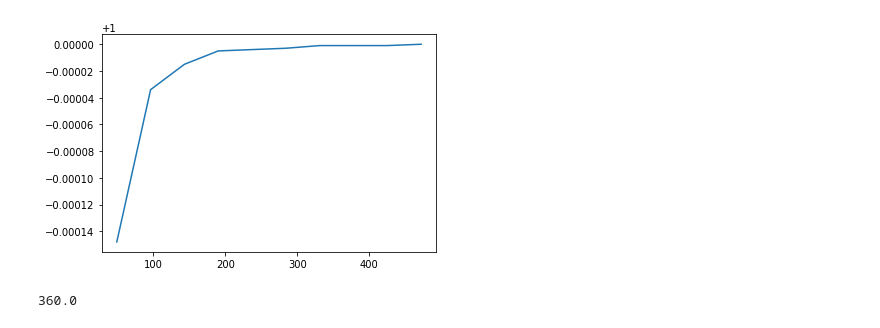
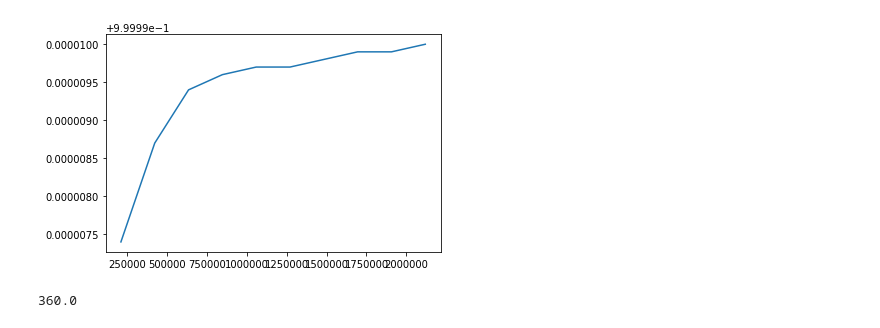
Before and after one commit to marciomacielbastos/Random-Graph, a Jupyter notebook: Distribution Test.ipynb, the cells around one changed output. Drawn from its saved outputs; the diff is of its cells as text; code cells hidden in the pictures.

```diff
--- a/Distribution Test.ipynb
+++ b/Distribution Test.ipynb
@@ -19,11 +19,11 @@ plt.show()
 # %%
-H,X1 = np.histogram(BF, bins = 10, normed = True )
+H,X1 = np.histogram(A, bins = 10, normed = True )
 dx = X1[1] - X1[0]
 F1 = np.cumsum(H)*dx
 plt.plot(X1[1:], F1)
 plt.show()
 # %% [output]
-[figure, old version]
+[figure, new version]
 # %%
 720/2
 # %% [output]
```
Also changed, not shown: parts of 2 cells of this notebook, 4 other files.
